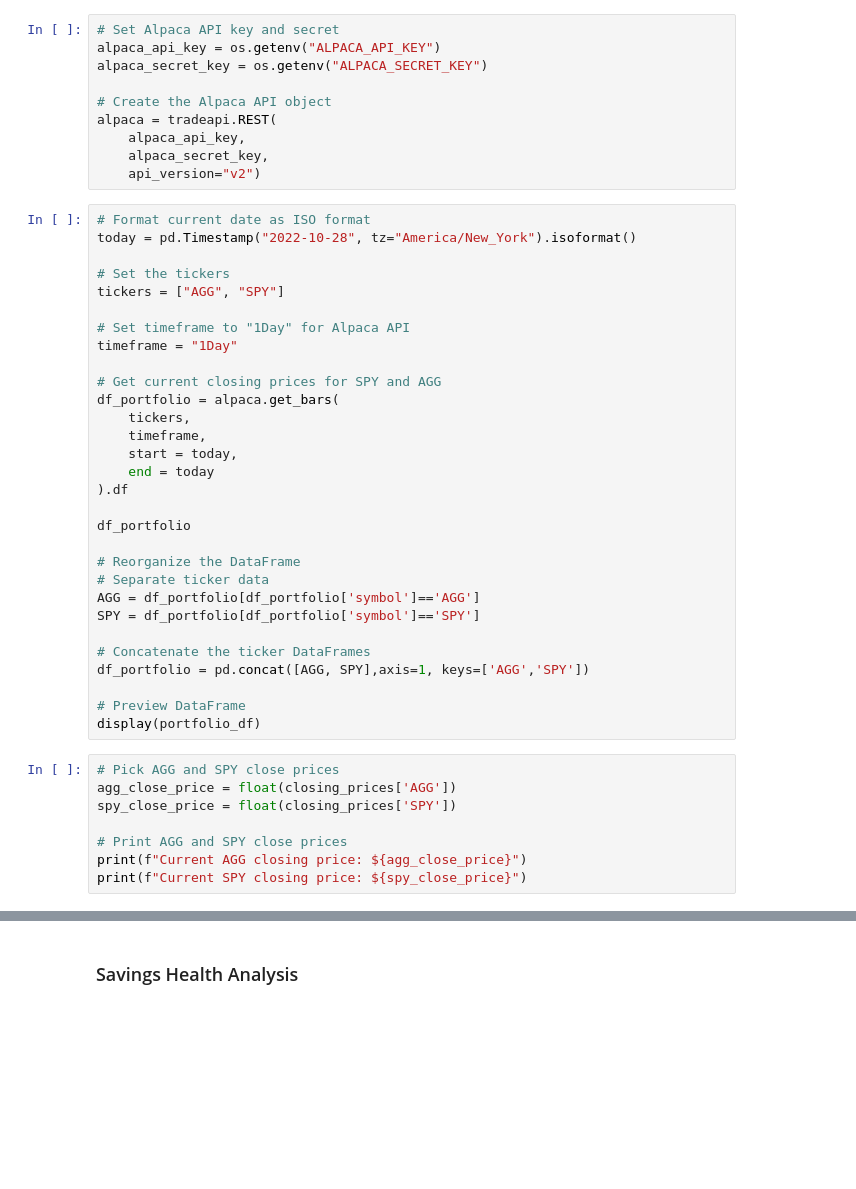
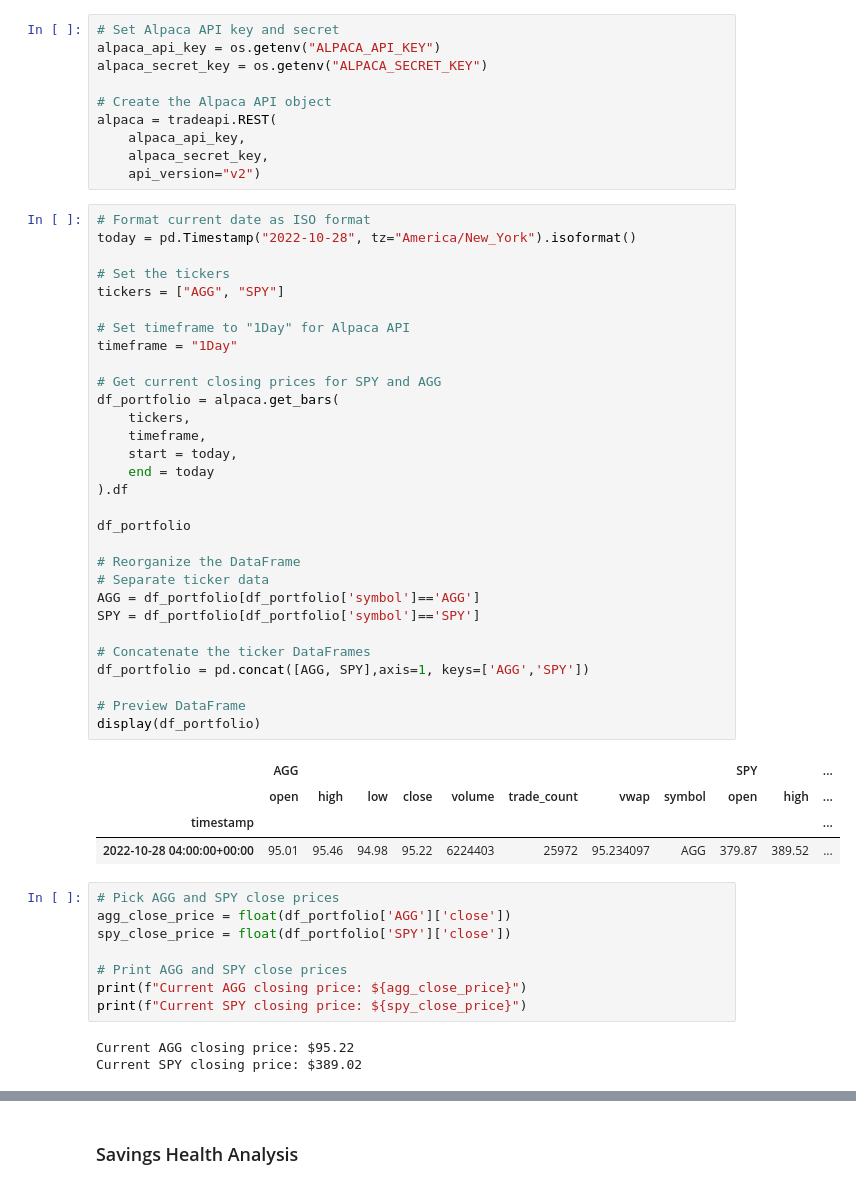
Before and after one commit to hagankj/Module-5-Submission, a Jupyter notebook: Instructions/Starter_Code/financial-planner.ipynb, the cells around one changed output, grey strips where cells are left out. Saved outputs shown, nothing was run; the diff lists cells and outputs as text; blank space fills up the shorter version.

```diff
--- a/Instructions/Starter_Code/financial-planner.ipynb
+++ b/Instructions/Starter_Code/financial-planner.ipynb
@@ -63,41 +70,49 @@ alpaca = tradeapi.REST(
 # %%
 # Format current date as ISO format
 today = pd.Timestamp("2022-10-28", tz="America/New_York").isoformat()
 
 # Set the tickers
 tickers = ["AGG", "SPY"]
 
 # Set timeframe to "1Day" for Alpaca API
 timeframe = "1Day"
 
 # Get current closing prices for SPY and AGG
 df_portfolio = alpaca.get_bars(
     tickers,
     timeframe,
     start = today,
     end = today
 ).df
 
 df_portfolio
 
 # Reorganize the DataFrame
 # Separate ticker data
 AGG = df_portfolio[df_portfolio['symbol']=='AGG']
 SPY = df_portfolio[df_portfolio['symbol']=='SPY']
 
 # Concatenate the ticker DataFrames
 df_portfolio = pd.concat([AGG, SPY],axis=1, keys=['AGG','SPY'])
 
 # Preview DataFrame
-display(portfolio_df)
+display(df_portfolio)
+# %% [output]
+|  | AGG |  |  |  |  |  |  |  | SPY |  | ... |
+|  | open | high | low | close | volume | trade_count | vwap | symbol | open | high | ... |
+| timestamp |  |  |  |  |  |  |  |  |  |  | ... |
+| 2022-10-28 04:00:00+00:00 | 95.01 | 95.46 | 94.98 | 95.22 | 6224403 | 25972 | 95.234097 | AGG | 379.87 | 389.52 | ... |
 # %%
 # Pick AGG and SPY close prices
-agg_close_price = float(closing_prices['AGG'])
-spy_close_price = float(closing_prices['SPY'])
+agg_close_price = float(df_portfolio['AGG']['close'])
+spy_close_price = float(df_portfolio['SPY']['close'])
 
 # Print AGG and SPY close prices
 print(f"Current AGG closing price: ${agg_close_price}")
 print(f"Current SPY closing price: ${spy_close_price}")
+# %% [output]
+Current AGG closing price: $95.22
+Current SPY closing price: $389.02
 # %%
 # Compute the current value of shares
 my_agg_value = (agg_close_price) * (my_agg)
```
Also changed, not shown: parts of 9 cells of this notebook.
